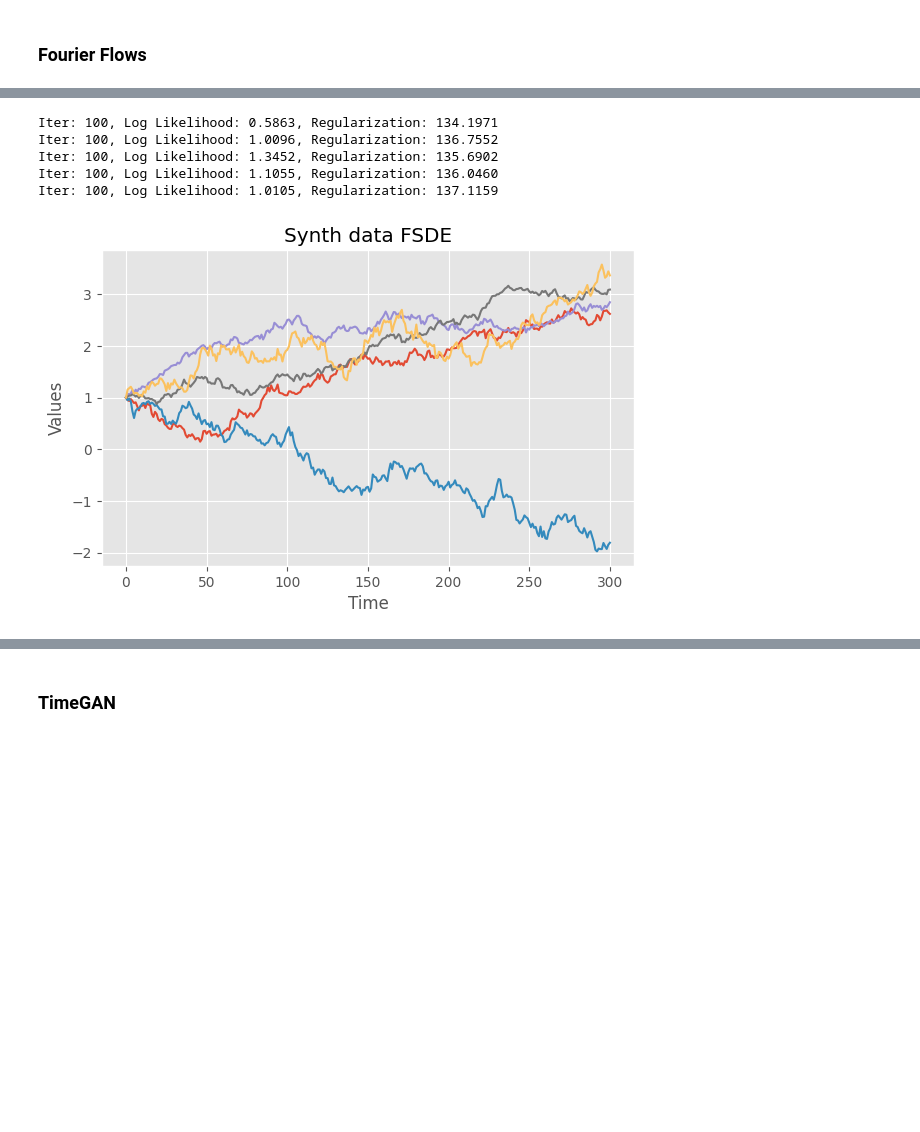
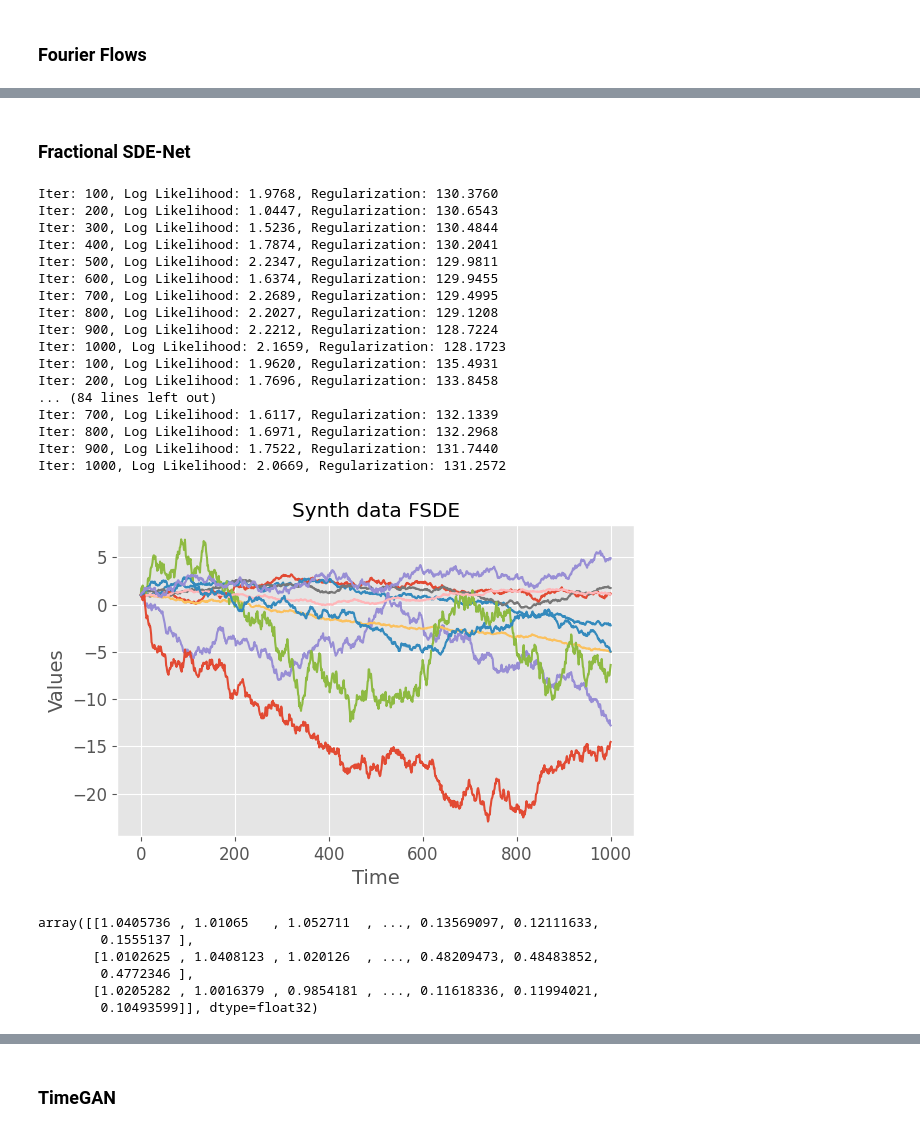
Before and after one commit to kirillzx/JDFlow, a Jupyter notebook: generator_main.ipynb, the cells around one changed output, grey strips where cells are left out. Drawn from its saved outputs; the diff is of its cells as text; code cells hidden in the pictures; blank space fills up the shorter version.

```diff
--- a/generator_main.ipynb
+++ b/generator_main.ipynb
@@ -98,7 +88,7 @@ data = np.array([merton_process(s0=1, xiP=3, muj=0, sigmaj=0.2, r=0.04, sigma=0.
 # %%
 # np.save('Data/Merton_jump_diffusion.npy', data)
 # %%
-# data = np.load('Data/Merton_jump_diffusion.npy')
+data = np.load('Data/Merton_jump_diffusion.npy')
 # %%
 plt.subplots(figsize=(10, 5), dpi=100)
 
@@ -554,14 +507,12 @@ plt.show()
 # %% [markdown]
 ### Fourier Flows
 # %%
-data_tensor = data_tensor[:, :(len(data_tensor[0]) // 4 * 4 + 1 if len(data_tensor[0]) % 4 > 0 else len(data_tensor[0]) - 3)]
+data_tensor_ff = data_tensor[:, :(len(data_tensor[0]) // 4 * 4 + 1 if len(data_tensor[0]) % 4 > 0 else len(data_tensor[0]) - 3)]
 # %%
-fourier_flow = FourierFlow(2**8, len(data_tensor[0]), 10, FFT=True, flip=True, normalize=False)
+fourier_flow = FourierFlow(2**8, len(data_tensor_ff[0]), 10, FFT=True, flip=True, normalize=False)
 
-fourier_flow.fit(data_tensor, epochs=1000)
-samples_ff = fourier_flow.sample(5)
+fourier_flow.fit(data_tensor_ff, epochs=1000)
 # %%
-rnvp_flow = FourierFlow(2**8, len(data_tensor[0]), 10, FFT=False, flip=True, normalize=False)
+rnvp_flow = FourierFlow(2**8, len(data_tensor_ff[0]), 10, FFT=False, flip=True, normalize=False)
 
-rnvp_flow.fit(data_tensor, epochs=1000)
-samples_rnvp = rnvp_flow.sample(5)
+rnvp_flow.fit(data_tensor_ff, epochs=1000)
@@ -589,26 +544,40 @@ plt.show()
+# %% [markdown]
+### Fractional SDE-Net
 # %%
 samples_fsde = []
 for i in data_tensor:
-    samples_fsde.append(train_fsde(i.view(-1, 1), method='RNN', epochs=100))
+    samples_fsde.append(train_fsde(i.view(-1, 1), method='RNN', epochs=1000))
 
 samples_fsde = np.array(samples_fsde)[:, 0]
 
 synth_fsde = inverse_preprocessing(samples_fsde, M, scaler)
 
 plt.subplots(figsize=(6, 4), dpi=100)
 
 plt.plot(synth_fsde.T)
 plt.xlabel('Time')
 plt.ylabel('Values')
 plt.title('Synth data FSDE')
 
 plt.tight_layout(pad=0.5)
 # plt.savefig('Merton_synth_FSDE.pdf', dpi=300)
 plt.show()
 # %% [output]
-Iter: 100, Log Likelihood: 0.5863, Regularization: 134.1971
-Iter: 100, Log Likelihood: 1.0096, Regularization: 136.7552
-Iter: 100, Log Likelihood: 1.3452, Regularization: 135.6902
-Iter: 100, Log Likelihood: 1.1055, Regularization: 136.0460
-Iter: 100, Log Likelihood: 1.0105, Regularization: 137.1159
+Iter: 100, Log Likelihood: 1.9768, Regularization: 130.3760
+Iter: 200, Log Likelihood: 1.0447, Regularization: 130.6543
+Iter: 300, Log Likelihood: 1.5236, Regularization: 130.4844
+Iter: 400, Log Likelihood: 1.7874, Regularization: 130.2041
+Iter: 500, Log Likelihood: 2.2347, Regularization: 129.9811
+Iter: 600, Log Likelihood: 1.6374, Regularization: 129.9455
+Iter: 700, Log Likelihood: 2.2689, Regularization: 129.4995
+Iter: 800, Log Likelihood: 2.2027, Regularization: 129.1208
+Iter: 900, Log Likelihood: 2.2212, Regularization: 128.7224
+Iter: 1000, Log Likelihood: 2.1659, Regularization: 128.1723
+Iter: 100, Log Likelihood: 1.9620, Regularization: 135.4931
+Iter: 200, Log Likelihood: 1.7696, Regularization: 133.8458
+... (84 lines left out)
+Iter: 700, Log Likelihood: 1.6117, Regularization: 132.1339
+Iter: 800, Log Likelihood: 1.6971, Regularization: 132.2968
+Iter: 900, Log Likelihood: 1.7522, Regularization: 131.7440
+Iter: 1000, Log Likelihood: 2.0669, Regularization: 131.2572
-[figure, old version]
+[figure, new version]
@@ -618,0 +584,9 @@ Iter: 100, Log Likelihood: 1.0105, Regularization: 137.1159
+# %%
+synth_data[[1, 2, 3]]
+# %% [output]
+array([[1.0405736 , 1.01065   , 1.052711  , ..., 0.13569097, 0.12111633,
+        0.1555137 ],
+       [1.0102625 , 1.0408123 , 1.020126  , ..., 0.48209473, 0.48483852,
+        0.4772346 ],
+       [1.0205282 , 1.0016379 , 0.9854181 , ..., 0.11618336, 0.11994021,
+        0.10493599]], dtype=float32)
```
Also changed, not shown: parts of 62 cells of this notebook.
